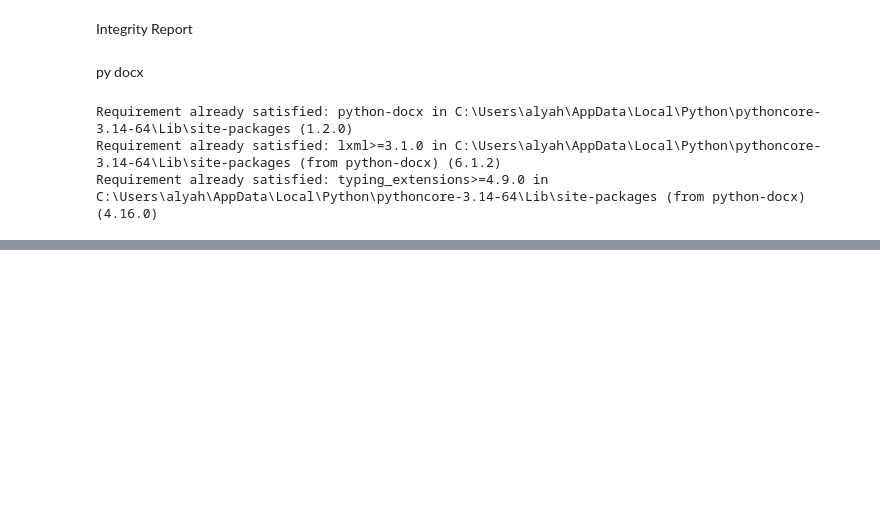
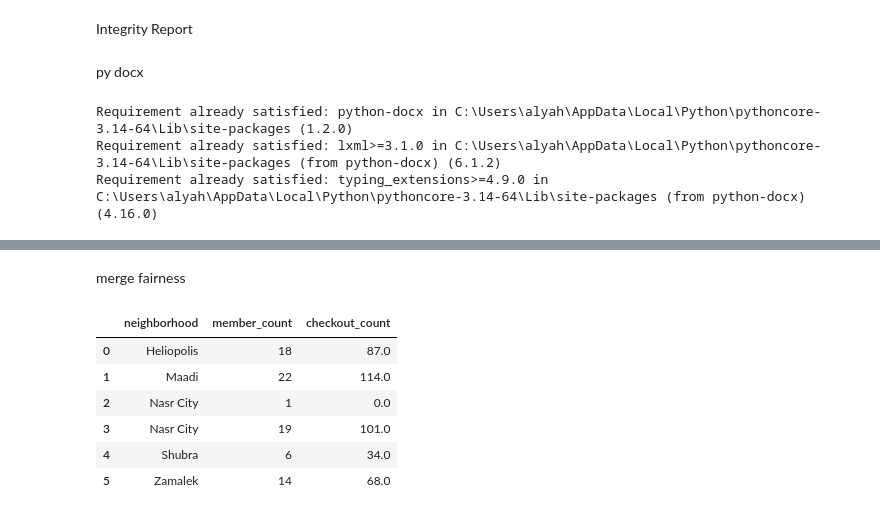
Before and after one commit to i-aliahmed/Final-Project, a Jupyter notebook: 31010280200518-CityLibrary.ipynb, the cells around one changed output, grey strips where cells are left out. Saved outputs shown, nothing was run; the diff lists cells and outputs as text; code cells hidden in the pictures; blank space fills up the shorter version.

```diff
--- a/31010280200518-CityLibrary.ipynb
+++ b/31010280200518-CityLibrary.ipynb
@@ -873,0 +884,4 @@ doc.save("31010280200518-Library-integrity_report.docx")
+# %%
+registered_members['neighborhood'] = registered_members['neighborhood'].astype(str).str.strip().str.title()
+
+member_counts = registered_members.groupby("neighborhood").size().reset_index(name="member_count")
@@ -873,0 +915,16 @@ doc.save("31010280200518-Library-integrity_report.docx")
+# %% [markdown]
+merge fairness
+# %%
+fairness_comparison = member_counts.merge(checkout_counts,on="neighborhood",how="outer")
+
+fairness_comparison = fairness_comparison.fillna(0)
+
+fairness_comparison
+# %% [output]
+|  | neighborhood | member_count | checkout_count |
+| 0 | Heliopolis | 18 | 87.0 |
+| 1 | Maadi | 22 | 114.0 |
+| 2 | Nasr City | 1 | 0.0 |
+| 3 | Nasr City | 19 | 101.0 |
+| 4 | Shubra | 6 | 34.0 |
+| 5 | Zamalek | 14 | 68.0 |
```
Also changed, not shown: parts of 34 cells of this notebook, 2 other files.
